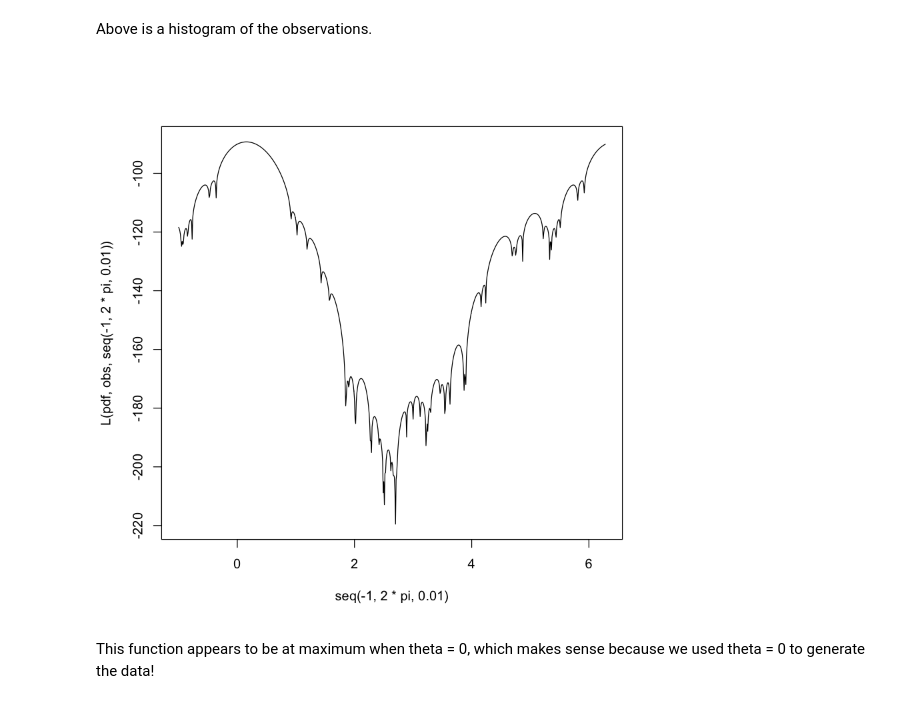
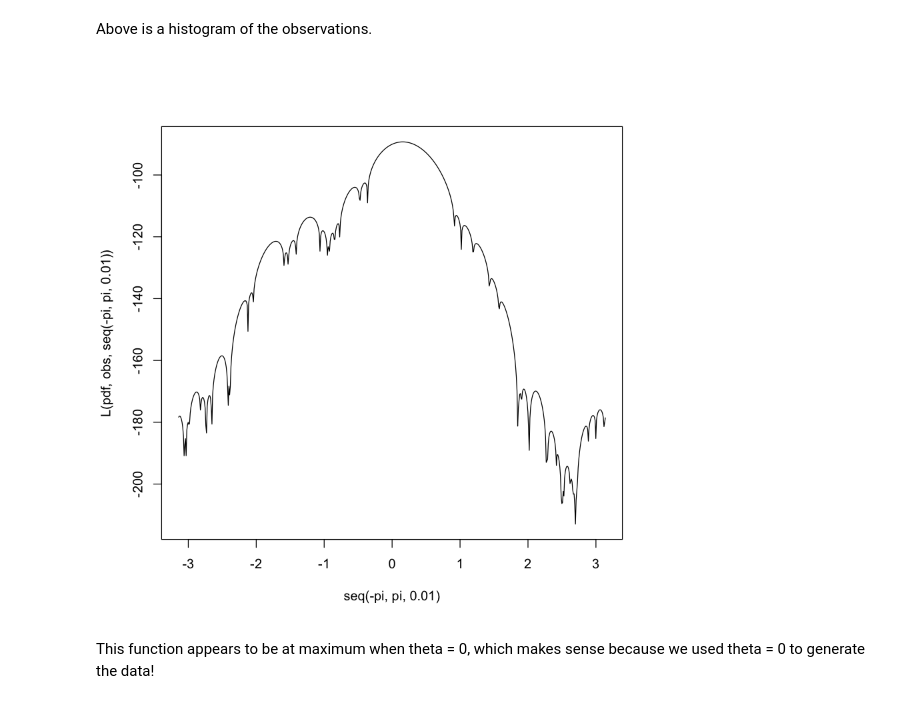
Before and after one commit to franklinmarsh/computational_statistics, a Jupyter notebook: hw2.ipynb, the cells around one changed output. Saved outputs shown, nothing was run; the diff lists cells and outputs as text; code cells hidden in the pictures.

```diff
--- a/hw2.ipynb
+++ b/hw2.ipynb
@@ -38,0 +42,33 @@ RecursiveBinomial(0.5,3,2)
+# %%
+DrawBinomial <- function(p,m,n) {
+
+    #Performs m experiments on a binomial distribution with n trials and probability p
+    #
+    # Args:
+    #     p: probability between 0 and 1, 0.5 for coin flip.
+    #     n: total number of trials per experiment
+    #     m: total number of experiments
+    #
+    # Returns:
+    #     out: results of experiments in a vector of length m.
+
+    out <- c() #initialize the output vector as empty
+
+    for (num in (1:m)) { #for each trial
+
+        P <- c((1-p)^(n)) #calculate the starting P0
+        U <- runif(1) #draw a uniform
+        CDF <- P #add P0 to the cdf
+        k <- 0 #start k at 0
+
+        while (U > CDF) { #while the uniform is still greater than the accumulated CDF
+            P <- NextTerm(P, p, n, k) #calculate the next probability
+            CDF <- P + CDF #and add it to the cdf
+            k <- k + 1 # add 1 to k
+        }
+
+        out[num] <- k #append k to the output vector
+    }
+
+    return(out)
+}
@@ -316,9 +418,9 @@ L <- function(pdf, obs, trange, ll = TRUE) {
     return(out)
 }
 # %%
-plot(seq(-1, 2*pi, 0.01),L(pdf,obs, seq(-1, 2*pi, 0.01)), type = 'l')
+plot(seq(-pi, pi, 0.01),L(pdf,obs, seq(-pi, pi, 0.01)), type = 'l')
 # %% [output]
-[figure, old version]
+[figure, new version]
 # %% [markdown]
 This function appears to be at maximum when theta = 0, which makes sense because we used theta = 0 to generate the data!
 # %% [markdown]
```
Also changed, not shown: parts of 26 cells of this notebook, 1 other file.
